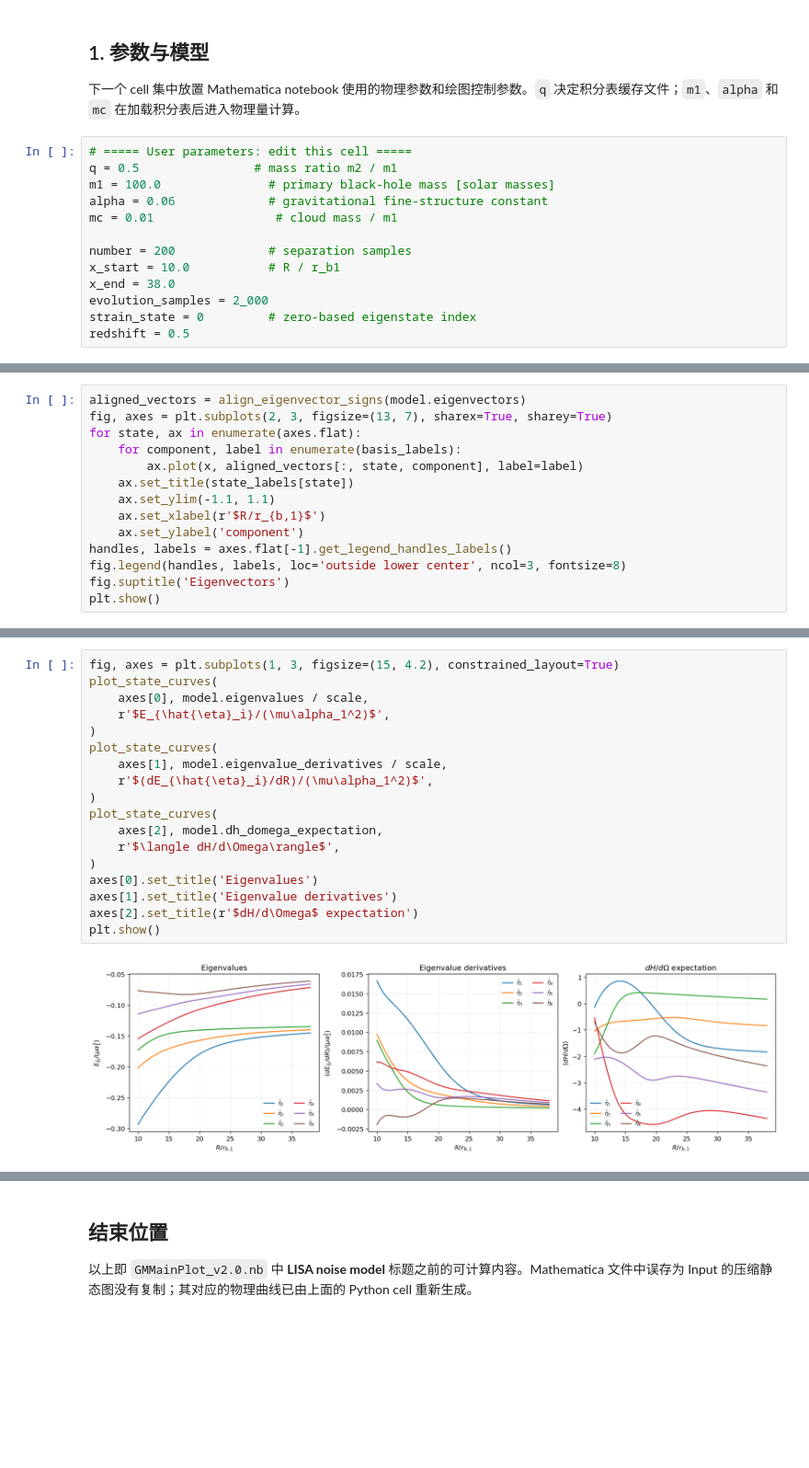
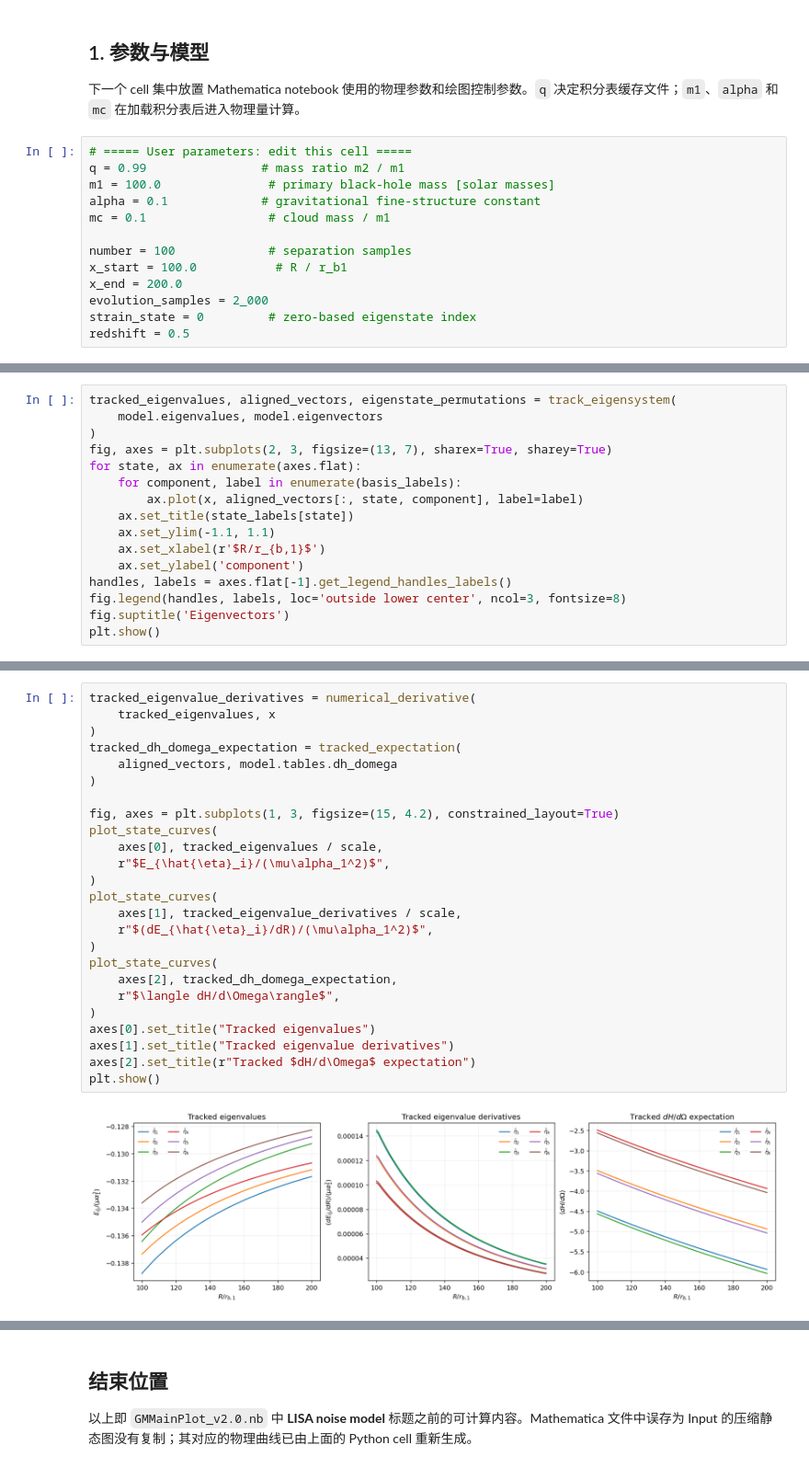
Before and after one commit to davidliuyh/GM, a Jupyter notebook: src/plot.ipynb, the cells around one changed output, grey strips where cells are left out. Shown at 92% size. Saved outputs shown, nothing was run; the diff lists cells and outputs as text; blank space fills up the shorter version.

Commit message:
rearrange eigenvectors and make it more physical

```diff
--- a/src/plot.ipynb
+++ b/src/plot.ipynb
@@ -39,14 +41,14 @@ PosixPath('/global/u1/l/liuyh15/WorkSpace/GM')
 下一个 cell 集中放置 Mathematica notebook 使用的物理参数和绘图控制参数。`q` 决定积分表缓存文件；`m1`、`alpha` 和 `mc` 在加载积分表后进入物理量计算。
 # %%
 # ===== User parameters: edit this cell =====
-q = 0.5                # mass ratio m2 / m1
+q = 0.99                # mass ratio m2 / m1
 m1 = 100.0               # primary black-hole mass [solar masses]
-alpha = 0.06             # gravitational fine-structure constant
-mc = 0.01                 # cloud mass / m1
+alpha = 0.1             # gravitational fine-structure constant
+mc = 0.1                 # cloud mass / m1
 
-number = 200             # separation samples
-x_start = 10.0           # R / r_b1
-x_end = 38.0
+number = 100             # separation samples
+x_start = 100.0           # R / r_b1
+x_end = 200.0
 evolution_samples = 2_000
 strain_state = 0         # zero-based eigenstate index
 redshift = 0.5
@@ -150,5 +210,7 @@ Mathematica 原代码用符号阈值修补本征矢曲线。这里用相邻本
 # %%
-aligned_vectors = align_eigenvector_signs(model.eigenvectors)
+tracked_eigenvalues, aligned_vectors, eigenstate_permutations = track_eigensystem(
+    model.eigenvalues, model.eigenvectors
+)
 fig, axes = plt.subplots(2, 3, figsize=(13, 7), sharex=True, sharey=True)
 for state, ax in enumerate(axes.flat):
     for component, label in enumerate(basis_labels):
@@ -166,23 +228,30 @@ plt.show()
 # %%
+tracked_eigenvalue_derivatives = numerical_derivative(
+    tracked_eigenvalues, x
+)
+tracked_dh_domega_expectation = tracked_expectation(
+    aligned_vectors, model.tables.dh_domega
+)
+
 fig, axes = plt.subplots(1, 3, figsize=(15, 4.2), constrained_layout=True)
 plot_state_curves(
-    axes[0], model.eigenvalues / scale,
-    r'$E_{\hat{\eta}_i}/(\mu\alpha_1^2)$',
+    axes[0], tracked_eigenvalues / scale,
+    r"$E_{\hat{\eta}_i}/(\mu\alpha_1^2)$",
 )
 plot_state_curves(
-    axes[1], model.eigenvalue_derivatives / scale,
-    r'$(dE_{\hat{\eta}_i}/dR)/(\mu\alpha_1^2)$',
+    axes[1], tracked_eigenvalue_derivatives / scale,
+    r"$(dE_{\hat{\eta}_i}/dR)/(\mu\alpha_1^2)$",
 )
 plot_state_curves(
-    axes[2], model.dh_domega_expectation,
-    r'$\langle dH/d\Omega\rangle$',
+    axes[2], tracked_dh_domega_expectation,
+    r"$\langle dH/d\Omega\rangle$",
 )
-axes[0].set_title('Eigenvalues')
-axes[1].set_title('Eigenvalue derivatives')
-axes[2].set_title(r'$dH/d\Omega$ expectation')
+axes[0].set_title("Tracked eigenvalues")
+axes[1].set_title("Tracked eigenvalue derivatives")
+axes[2].set_title(r"Tracked $dH/d\Omega$ expectation")
 plt.show()
 # %% [output]
-[figure, old version]
+[figure, new version]
 # %% [markdown]
 ## 3. 云质心与 GW 频率
 
```
Also changed, not shown: parts of 21 cells of this notebook.
